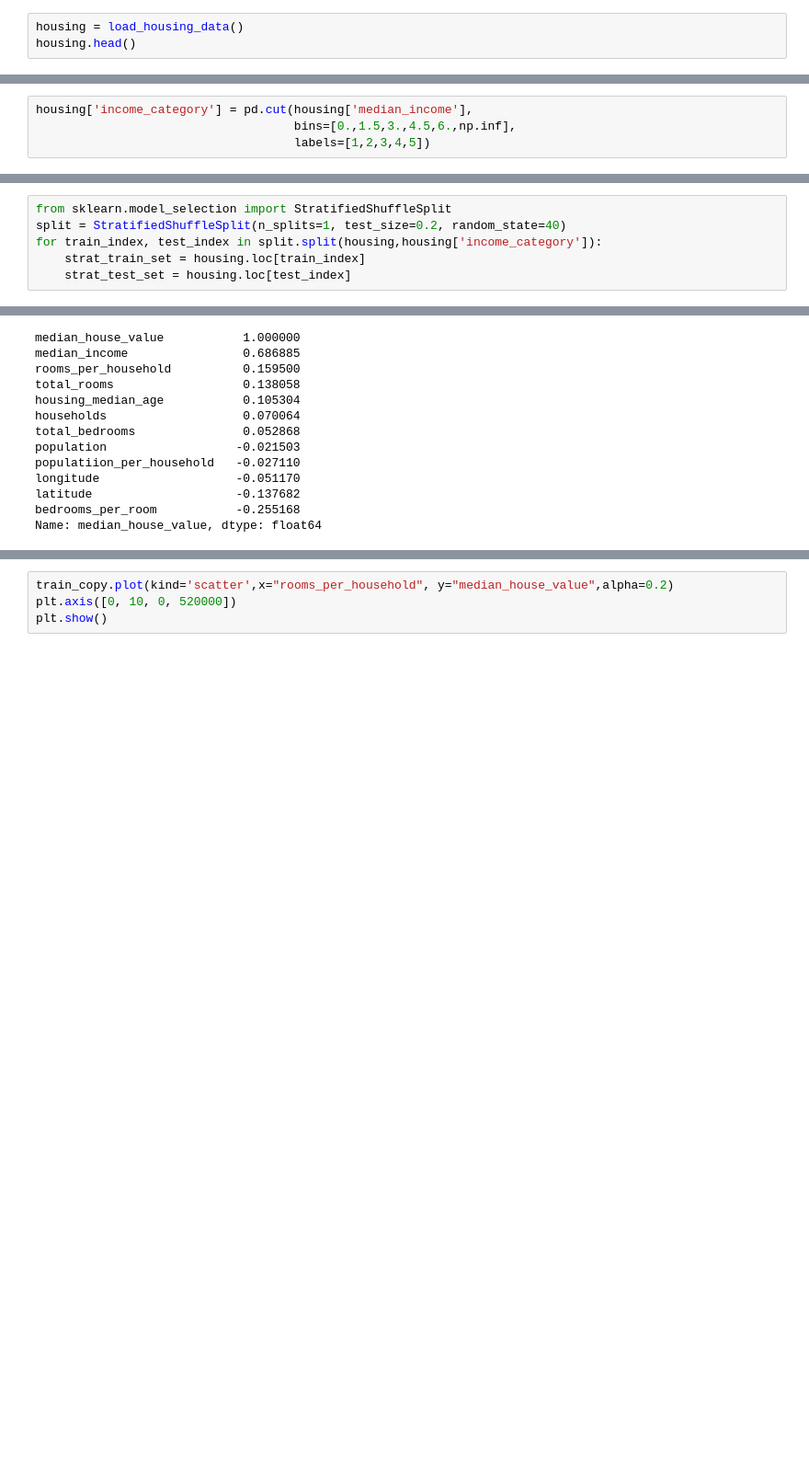
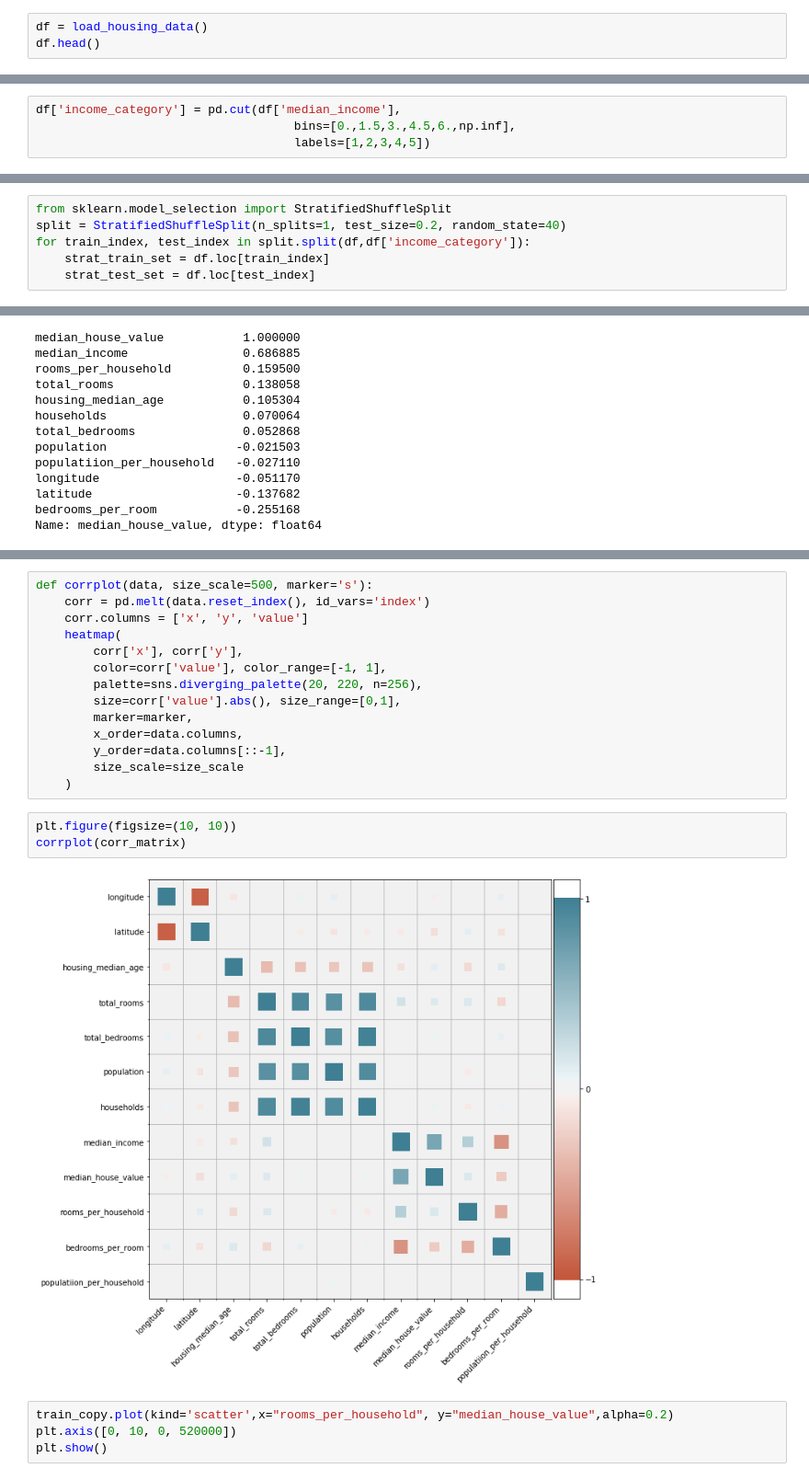
Before and after one commit to KaitaiD/Housing-Price-Prediction, a Jupyter notebook: housing.ipynb, the cells around one changed output, grey strips where cells are left out. Shown: that part at 92% size. Cells and saved outputs as stored; diff of their text form; blank space fills up the shorter version.

Commit message:
update the main file
add a new heatmap plot that has better visuality

```diff
--- a/housing.ipynb
+++ b/housing.ipynb
@@ -23,8 +23,8 @@ def load_housing_data(housing_path=HOUSING_PATH):
     csv_path = os.path.join(housing_path, 'housing.csv')
     return pd.read_csv(csv_path)
 # %%
-housing = load_housing_data()
-housing.head()
+df = load_housing_data()
+df.head()
 # %% [output]
 |  | longitude | latitude | housing_median_age | total_rooms | total_bedrooms | population | households | ... |
 | 0 | -122.23 | 37.88 | 41.0 | 880.0 | 129.0 | 322.0 | 126.0 | ... |
@@ -116,7 +116,7 @@ housing['median_income'].hist(ec='black')
 <matplotlib.axes._subplots.AxesSubplot at 0x...>
 [figure]
 # %%
-housing['income_category'] = pd.cut(housing['median_income'],
+df['income_category'] = pd.cut(df['median_income'],
                                     bins=[0.,1.5,3.,4.5,6.,np.inf],
                                     labels=[1,2,3,4,5])
 # %%
@@ -136,9 +136,9 @@ housing['income_category'].hist()
 # %%
 from sklearn.model_selection import StratifiedShuffleSplit
 split = StratifiedShuffleSplit(n_splits=1, test_size=0.2, random_state=40)
-for train_index, test_index in split.split(housing,housing['income_category']):
-    strat_train_set = housing.loc[train_index]
-    strat_test_set = housing.loc[test_index]
+for train_index, test_index in split.split(df,df['income_category']):
+    strat_train_set = df.loc[train_index]
+    strat_test_set = df.loc[test_index]
 # %%
 def split_error(data):
     return data['income_category'].value_counts() / len(data)
@@ -221,3 +337,22 @@ Name: median_house_value, dtype: float64
+# %%
+def corrplot(data, size_scale=500, marker='s'):
+    corr = pd.melt(data.reset_index(), id_vars='index')
+    corr.columns = ['x', 'y', 'value']
+    heatmap(
+        corr['x'], corr['y'],
+        color=corr['value'], color_range=[-1, 1],
+        palette=sns.diverging_palette(20, 220, n=256),
+        size=corr['value'].abs(), size_range=[0,1],
+        marker=marker,
+        x_order=data.columns,
+        y_order=data.columns[::-1],
+        size_scale=size_scale
+    )
+# %%
+plt.figure(figsize=(10, 10))
+corrplot(corr_matrix)
+# %% [output]
+[figure, added]
 # %%
 train_copy.plot(kind='scatter',x="rooms_per_household", y="median_house_value",alpha=0.2)
 plt.axis([0, 10, 0, 520000])
```
Also changed, not shown: parts of 35 cells of this notebook.
